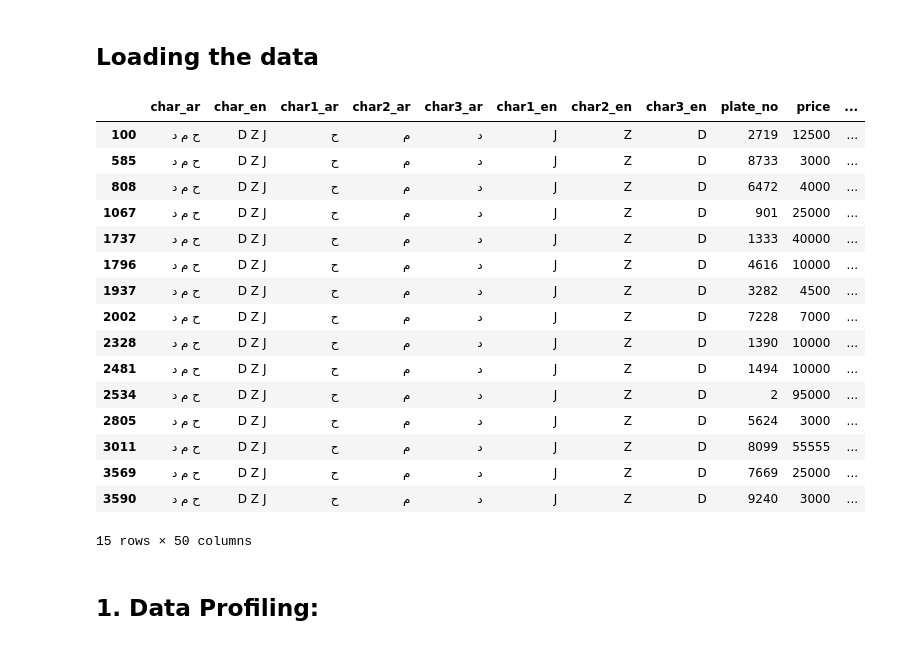
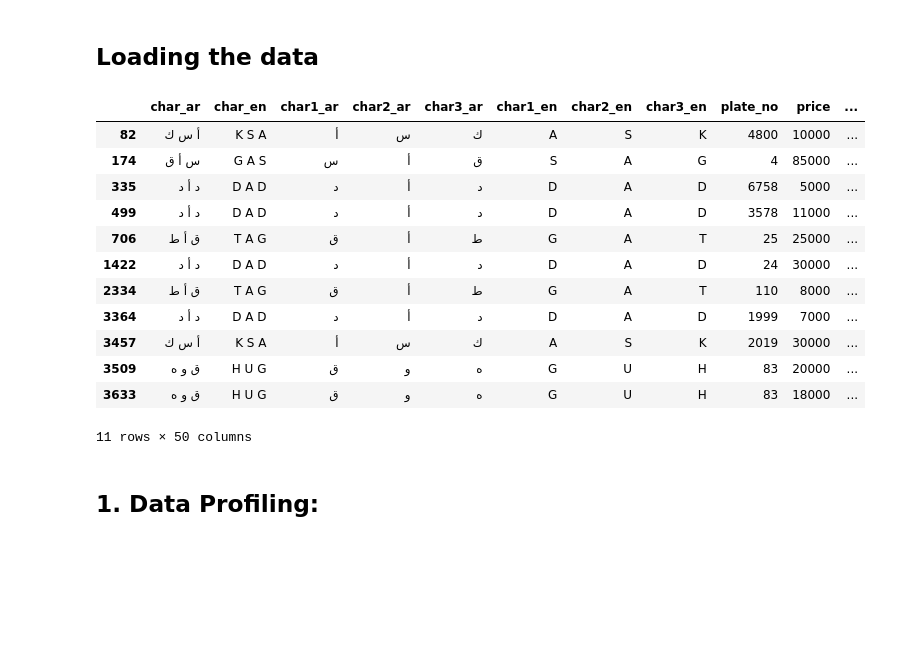
Before and after one commit to Hamad-32/Plate-Price-Prediction, a Jupyter notebook: EDA.ipynb, the cells around one changed output. Cells and saved outputs as stored; diff of their text form; code cells hidden in the pictures; blank space fills up the shorter version.

```diff
--- a/EDA.ipynb
+++ b/EDA.ipynb
@@ -7,25 +7,21 @@ import seaborn as sns
 # %%
 df = pd.read_csv("data/data_with_features.csv")
 # %%
-df[(df['char_ar'] == 'ح م د')]
+df[(df['contains_special_words'])]
 # %% [output]
 |  | char_ar | char_en | char1_ar | char2_ar | char3_ar | char1_en | char2_en | char3_en | plate_no | price | ... |
-| 100 | ح م د | D Z J | ح | م | د | J | Z | D | 2719 | 12500 | ... |
-| 585 | ح م د | D Z J | ح | م | د | J | Z | D | 8733 | 3000 | ... |
-| 808 | ح م د | D Z J | ح | م | د | J | Z | D | 6472 | 4000 | ... |
-| 1067 | ح م د | D Z J | ح | م | د | J | Z | D | 901 | 25000 | ... |
-| 1737 | ح م د | D Z J | ح | م | د | J | Z | D | 1333 | 40000 | ... |
-| 1796 | ح م د | D Z J | ح | م | د | J | Z | D | 4616 | 10000 | ... |
-| 1937 | ح م د | D Z J | ح | م | د | J | Z | D | 3282 | 4500 | ... |
-| 2002 | ح م د | D Z J | ح | م | د | J | Z | D | 7228 | 7000 | ... |
-| 2328 | ح م د | D Z J | ح | م | د | J | Z | D | 1390 | 10000 | ... |
-| 2481 | ح م د | D Z J | ح | م | د | J | Z | D | 1494 | 10000 | ... |
-| 2534 | ح م د | D Z J | ح | م | د | J | Z | D | 2 | 95000 | ... |
-| 2805 | ح م د | D Z J | ح | م | د | J | Z | D | 5624 | 3000 | ... |
-| 3011 | ح م د | D Z J | ح | م | د | J | Z | D | 8099 | 55555 | ... |
-| 3569 | ح م د | D Z J | ح | م | د | J | Z | D | 7669 | 25000 | ... |
-| 3590 | ح م د | D Z J | ح | م | د | J | Z | D | 9240 | 3000 | ... |
+| 82 | أ س ك | K S A | أ | س | ك | A | S | K | 4800 | 10000 | ... |
+| 174 | س أ ق | G A S | س | أ | ق | S | A | G | 4 | 85000 | ... |
+| 335 | د أ د | D A D | د | أ | د | D | A | D | 6758 | 5000 | ... |
+| 499 | د أ د | D A D | د | أ | د | D | A | D | 3578 | 11000 | ... |
+| 706 | ق أ ط | T A G | ق | أ | ط | G | A | T | 25 | 25000 | ... |
+| 1422 | د أ د | D A D | د | أ | د | D | A | D | 24 | 30000 | ... |
+| 2334 | ق أ ط | T A G | ق | أ | ط | G | A | T | 110 | 8000 | ... |
+| 3364 | د أ د | D A D | د | أ | د | D | A | D | 1999 | 7000 | ... |
+| 3457 | أ س ك | K S A | أ | س | ك | A | S | K | 2019 | 30000 | ... |
+| 3509 | ق و ه | H U G | ق | و | ه | G | U | H | 83 | 20000 | ... |
+| 3633 | ق و ه | H U G | ق | و | ه | G | U | H | 83 | 18000 | ... |
-15 rows × 50 columns
+11 rows × 50 columns
 # %% [markdown]
 ## 1. Data Profiling:
 # %%
```
Also changed, not shown: 2 other files.
